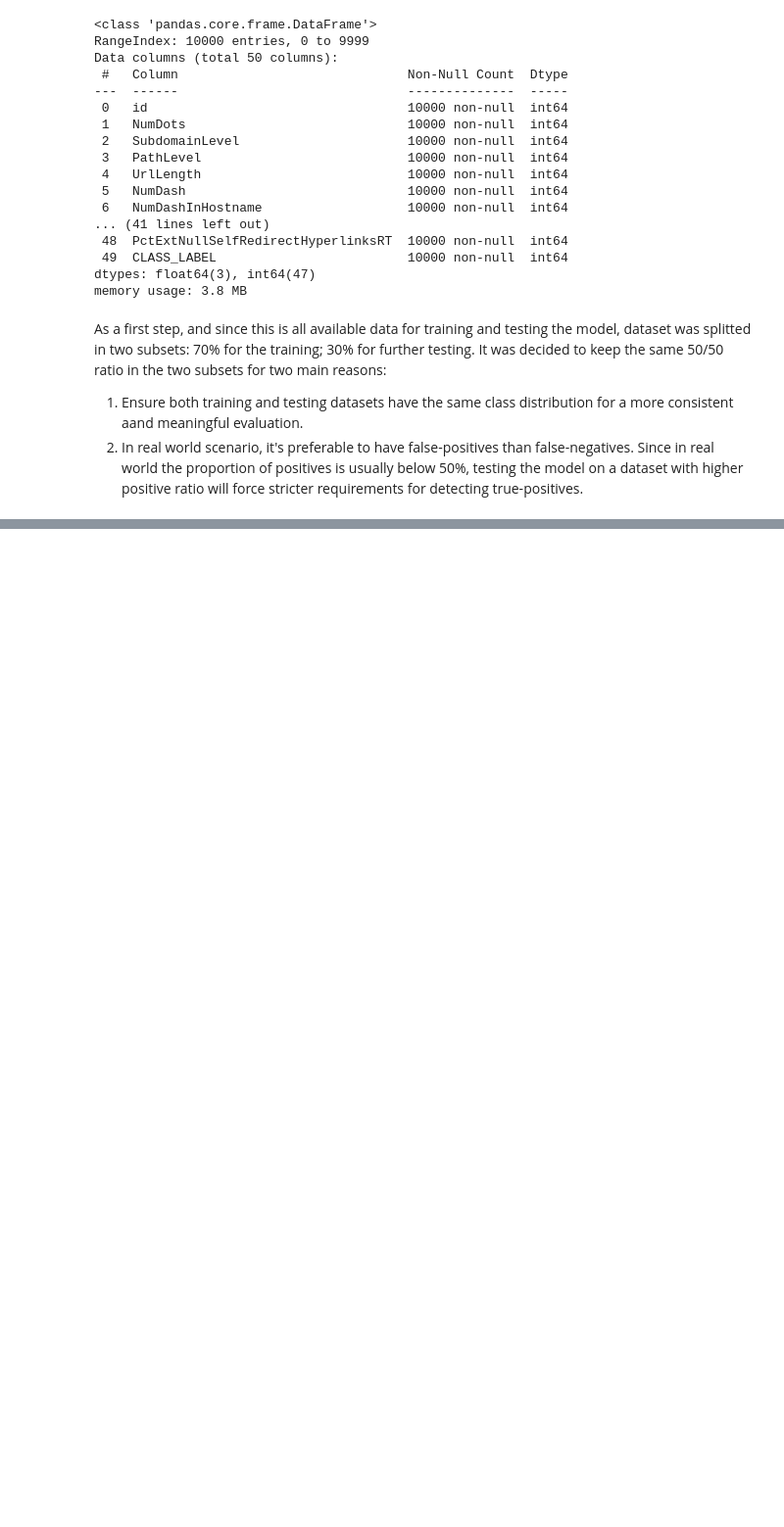
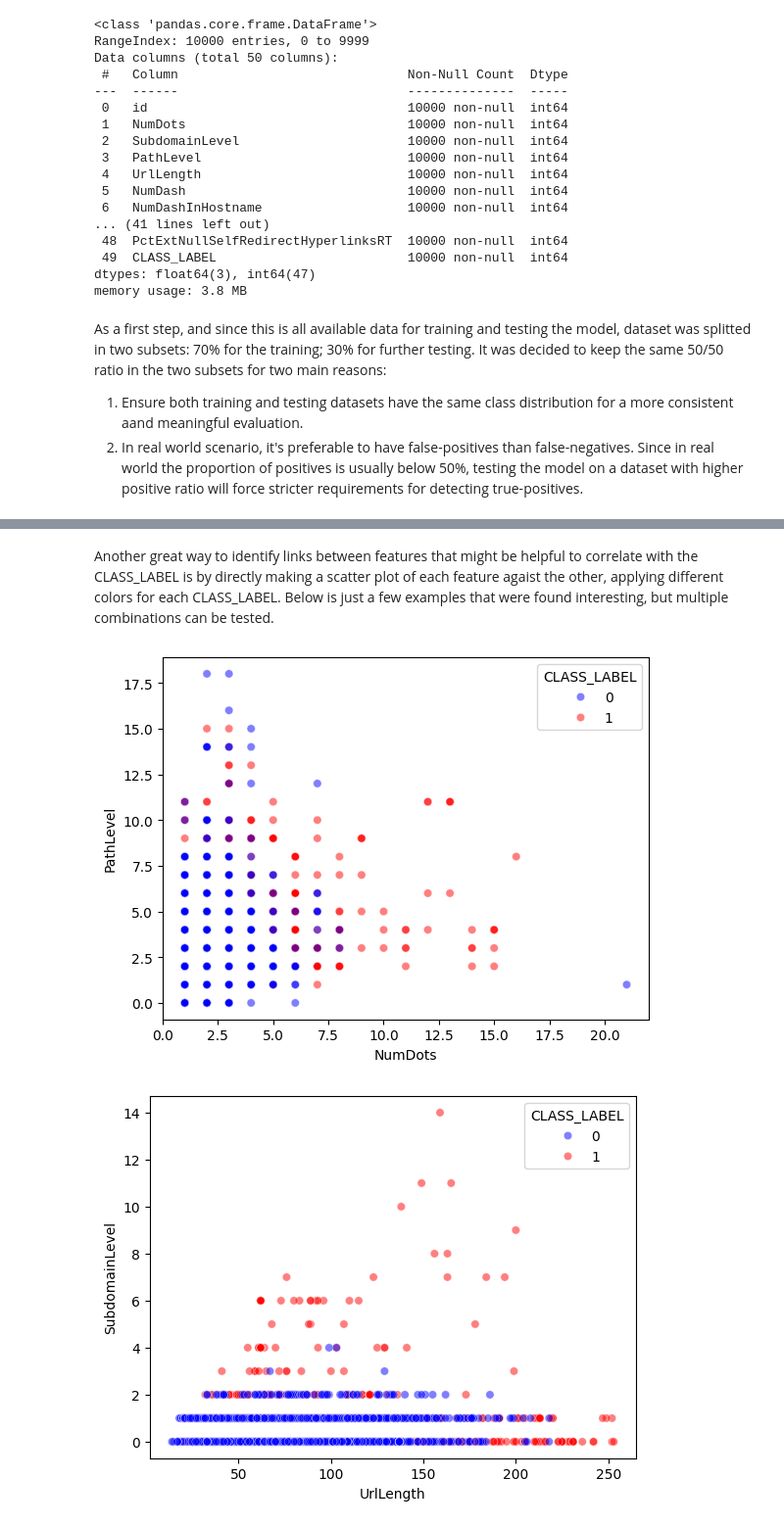
Before and after one commit to parentemarcelo/Learning-ML_Phishing-URL-Detector, a Jupyter notebook: main.ipynb, the cells around one changed output, grey strips where cells are left out. Shown at 98% size. Saved outputs shown, nothing was run; the diff lists cells and outputs as text; code cells hidden in the pictures; blank space fills up the shorter version.

```diff
--- a/main.ipynb
+++ b/main.ipynb
@@ -47,0 +137,27 @@ df_train.to_csv('./files/data_for_training.csv', index=False)
+# %% [markdown]
+Another great way to identify links between features that might be helpful to correlate with the CLASS_LABEL is by directly making a scatter plot of each feature agaist the other, applying different colors for each CLASS_LABEL. Below is just a few examples that were found interesting, but multiple combinations can be tested.
+# %%
+# First plot
+sb.scatterplot(
+    x='NumDots',
+    y='PathLevel',
+    hue='CLASS_LABEL',
+    data=data,
+    palette={0: 'blue', 1: 'red'},
+    alpha=0.5
+)
+pyplot.show()
+
+#Second plot
+sb.scatterplot(
+    x='UrlLength',
+    y='SubdomainLevel',
+    hue='CLASS_LABEL',
+    data=data,
+    palette={0: 'blue', 1: 'red'},
+    alpha=0.5
+)
+pyplot.show()
+# %% [output]
+[figure, added]
+[figure, added]
```
Also changed, not shown: parts of 17 cells of this notebook, 1 other file.
